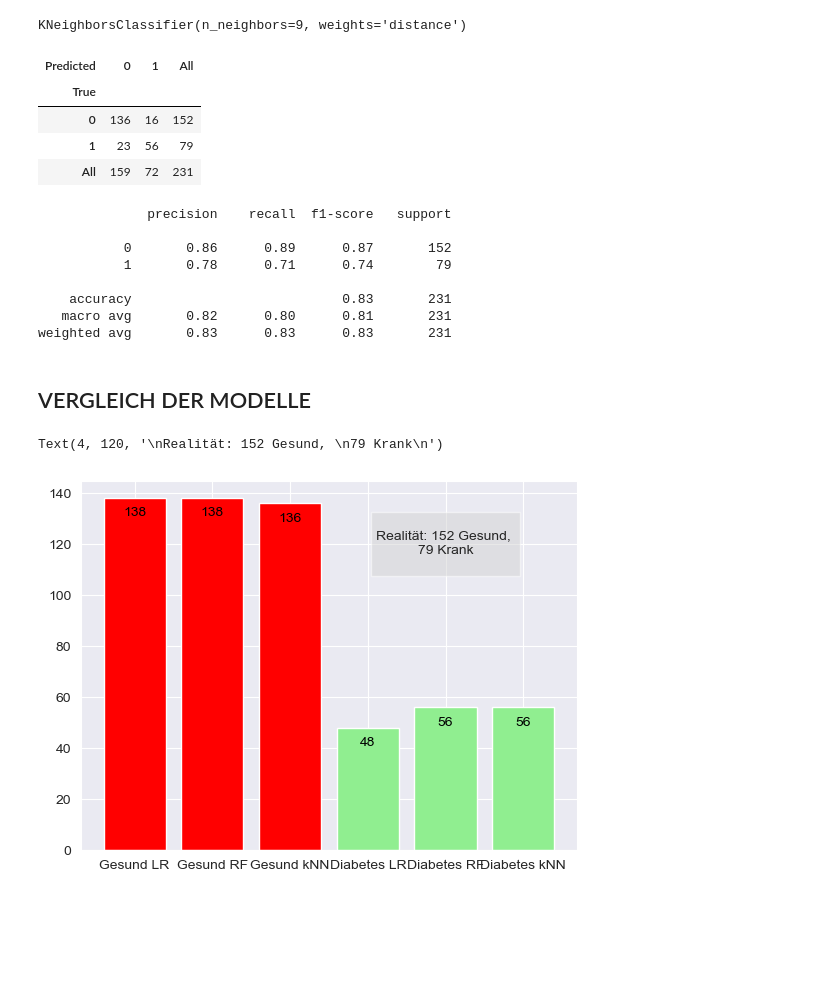
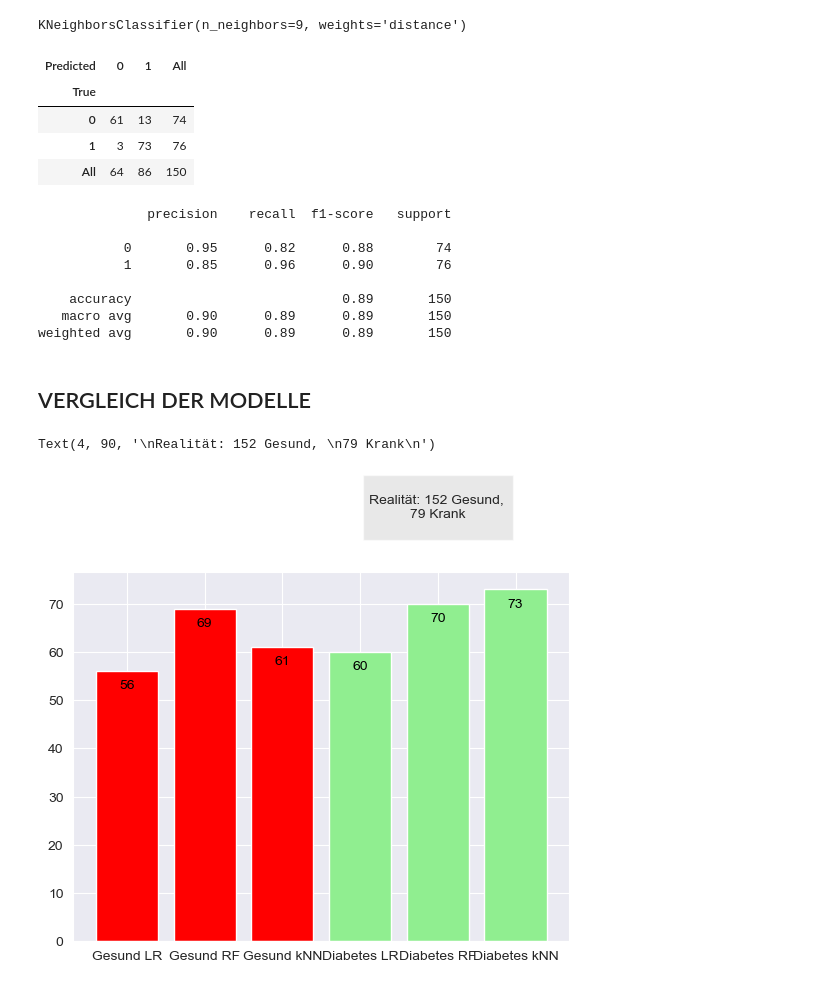
Before and after one commit to geoclaudsch/DASC-2024, a Jupyter notebook: Abschlussaufgabe/Diabetes_DS/Diabetes_ScriptNAN.ipynb, the cells around one changed output. Saved outputs shown, nothing was run; the diff lists cells and outputs as text; code cells hidden in the pictures; blank space fills up the shorter version.

Commit message:
Hinzufügen Bootstrapping

```diff
--- a/Abschlussaufgabe/Diabetes_DS/Diabetes_ScriptNAN.ipynb
+++ b/Abschlussaufgabe/Diabetes_DS/Diabetes_ScriptNAN.ipynb
@@ -182,0 +91,13 @@ change_value("BMI")
+# %%
+H = diabetes[diabetes['Outcome'] == 0]
+D = diabetes[diabetes['Outcome'] == 1]
+
+sample_size = 250
+
+# Bootstrapping-Verfahren für gesunde Personen
+H_sample = H.sample(n=sample_size, replace=True, random_state=42)
+
+# Bootstrapping-Verfahren für nicht gesunde Personen
+D_sample = D.sample(n=sample_size, replace=True, random_state=42)
+
+diabetes = pd.concat([H_sample, D_sample])
@@ -351,47 +364,47 @@ pd.crosstab(y_test, y_pred_knn, rownames=['True'], colnames=['Predicted'], margi
 # %% [output]
 | Predicted | 0 | 1 | All |
 | True |  |  |  |
-| 0 | 136 | 16 | 152 |
-| 1 | 23 | 56 | 79 |
-| All | 159 | 72 | 231 |
+| 0 | 61 | 13 | 74 |
+| 1 | 3 | 73 | 76 |
+| All | 64 | 86 | 150 |
 # %%
 print(classification_report(y_test,y_pred_knn))
 # %% [output]
               precision    recall  f1-score   support
 
-           0       0.86      0.89      0.87       152
-           1       0.78      0.71      0.74        79
+           0       0.95      0.82      0.88        74
+           1       0.85      0.96      0.90        76
 
-    accuracy                           0.83       231
-   macro avg       0.82      0.80      0.81       231
-weighted avg       0.83      0.83      0.83       231
+    accuracy                           0.89       150
+   macro avg       0.90      0.89      0.89       150
+weighted avg       0.90      0.89      0.89       150
 # %% [markdown]
 ## VERGLEICH DER MODELLE
 # %%
 recall_LR = cflr[0,0]
 recall_RF = cfrf[0,0]
 recall_kNN = cfknn[0,0]
 precision_LR = cflr[1,1]
 precision_RF = cfrf[1,1]
 precision_kNN = cfknn[1,1]
 
 werte = [recall_LR, recall_RF, recall_kNN,precision_LR, precision_RF,precision_kNN]
 farben = ['red', 'red', 'red',  'lightgreen', 'lightgreen','lightgreen']
 bars = plt.bar(range(len(werte)), werte, color = farben)
 
 kategorien = ['Gesund LR', 'Gesund RF','Gesund kNN', 'Diabetes LR','Diabetes RF', 'Diabetes kNN']
 plt.xticks(range(len(werte)), kategorien)
 
 for bar, wert in zip(bars, werte):
     plt.annotate(str(wert), xy=(bar.get_x() + bar.get_width() / 2, bar.get_height()), xytext=(0, -15),
              textcoords='offset points', ha='center', va='bottom', color='black')
 
 textblock = '''
 Realität: 152 Gesund,
 79 Krank
 '''
 
-plt.text(4, 120, textblock, ha='center', va='center', bbox=dict(facecolor='lightgray', alpha=0.5))
+plt.text(4, 90, textblock, ha='center', va='center', bbox=dict(facecolor='lightgray', alpha=0.5))
 # %% [output]
-Text(4, 120, '\nRealität: 152 Gesund, \n79 Krank\n')
+Text(4, 90, '\nRealität: 152 Gesund, \n79 Krank\n')
-[figure, old version]
+[figure, new version]
```
Also changed, not shown: parts of 64 cells of this notebook.
